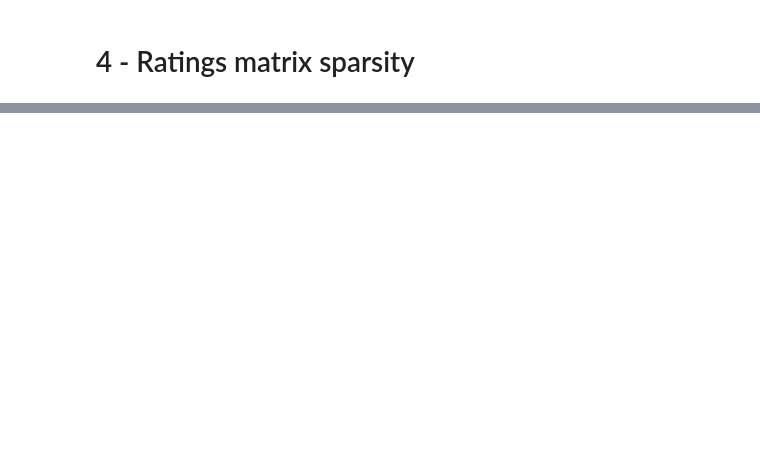
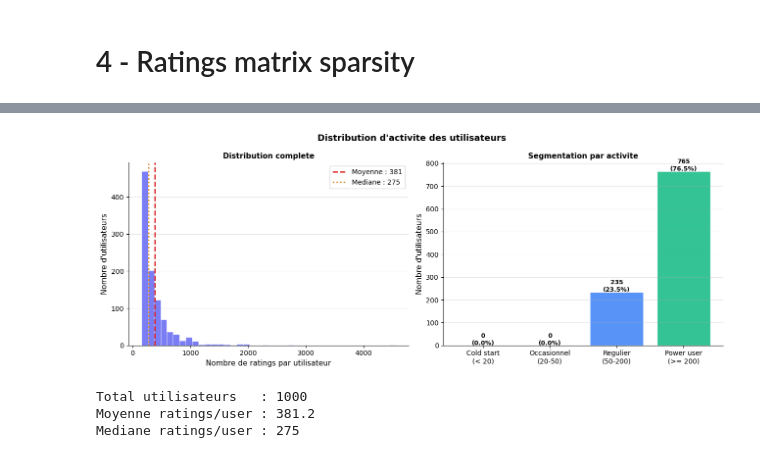
Before and after one commit to ArthurOttevaere/movix-recommender, a Jupyter notebook: analytics.ipynb, the cells around one changed output, grey strips where cells are left out. Saved outputs shown, nothing was run; the diff lists cells and outputs as text; code cells hidden in the pictures; blank space fills up the shorter version.

```diff
--- a/analytics.ipynb
+++ b/analytics.ipynb
@@ -193,0 +444,39 @@ Matrix sparsity: 50.0%
+# %%
+user_activity = df_ratings.groupby(C.USER_ID_COL).size().reset_index(name='n_ratings')
+
+fig, axes = plt.subplots(1, 2, figsize=(13, 5))
+fig.suptitle("User Activity Distribution", fontsize=13, fontweight='bold')
+ax1 = axes[0]
+ax1.hist(user_activity['n_ratings'], bins=40, color='#6366F1', alpha=0.85, edgecolor='white', linewidth=0.5)
+ax1.axvline(user_activity['n_ratings'].mean(),   color='#DC2626', linestyle='--', linewidth=2, label=f"Mean: {user_activity['n_ratings'].mean():.0f}")
+ax1.axvline(user_activity['n_ratings'].median(), color='#D97706', linestyle=':',  linewidth=2, label=f"Median: {user_activity['n_ratings'].median():.0f}")
+ax1.set_xlabel('Number of ratings per user', fontsize=11)
+ax1.set_ylabel("Number of users", fontsize=11)
+ax1.set_title('Full distribution', fontsize=11, fontweight='bold')
+ax1.legend(fontsize=10)
+ax1.grid(axis='y', alpha=0.3)
+ax1.spines[['top', 'right']].set_visible(False)
+ax2 = axes[1]
+segments = {'Cold start\n(< 20)':   (user_activity['n_ratings'] < 20).sum(),
+            'Occasional\n(20-50)':  ((user_activity['n_ratings'] >= 20) & (user_activity['n_ratings'] < 50)).sum(),
+            'Regular\n(50-200)':    ((user_activity['n_ratings'] >= 50) & (user_activity['n_ratings'] < 200)).sum(),
+            'Power user\n(>= 200)':  (user_activity['n_ratings'] >= 200).sum()}
+colors_seg = ['#EF4444', '#F59E0B', '#3B82F6', '#10B981']
+bars = ax2.bar(segments.keys(), segments.values(), color=colors_seg, alpha=0.85, edgecolor='white')
+for bar, val in zip(bars, segments.values()):
+    pct = val / len(user_activity) * 100
+    ax2.text(bar.get_x() + bar.get_width()/2, bar.get_height() + 2, f'{val}\n({pct:.1f}%)', ha='center', fontsize=9, fontweight='bold')
+ax2.set_ylabel("Number of users", fontsize=11)
+ax2.set_title('Activity segmentation', fontsize=11, fontweight='bold')
+ax2.grid(axis='y', alpha=0.3)
+ax2.spines[['top', 'right']].set_visible(False)
+plt.tight_layout()
+plt.show()
+print(f"Total users          : {len(user_activity)}")
+print(f"Mean ratings/user    : {user_activity['n_ratings'].mean():.1f}")
+print(f"Median ratings/user  : {user_activity['n_ratings'].median():.0f}")
+# %% [output]
+[figure, added]
+Total utilisateurs   : 1000
+Moyenne ratings/user : 381.2
+Mediane ratings/user : 275
```
Also changed, not shown: parts of 17 cells of this notebook, 5 other files.
